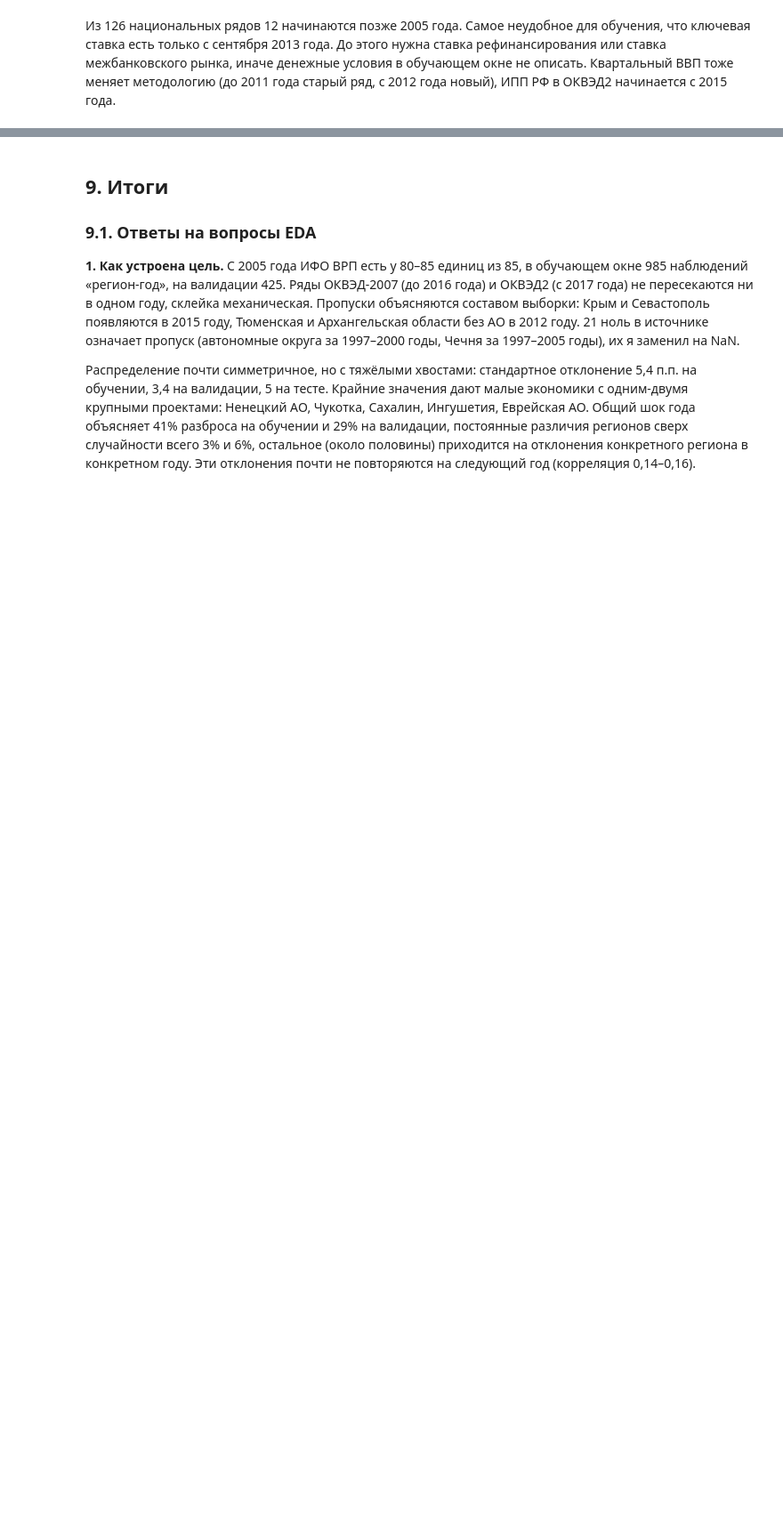
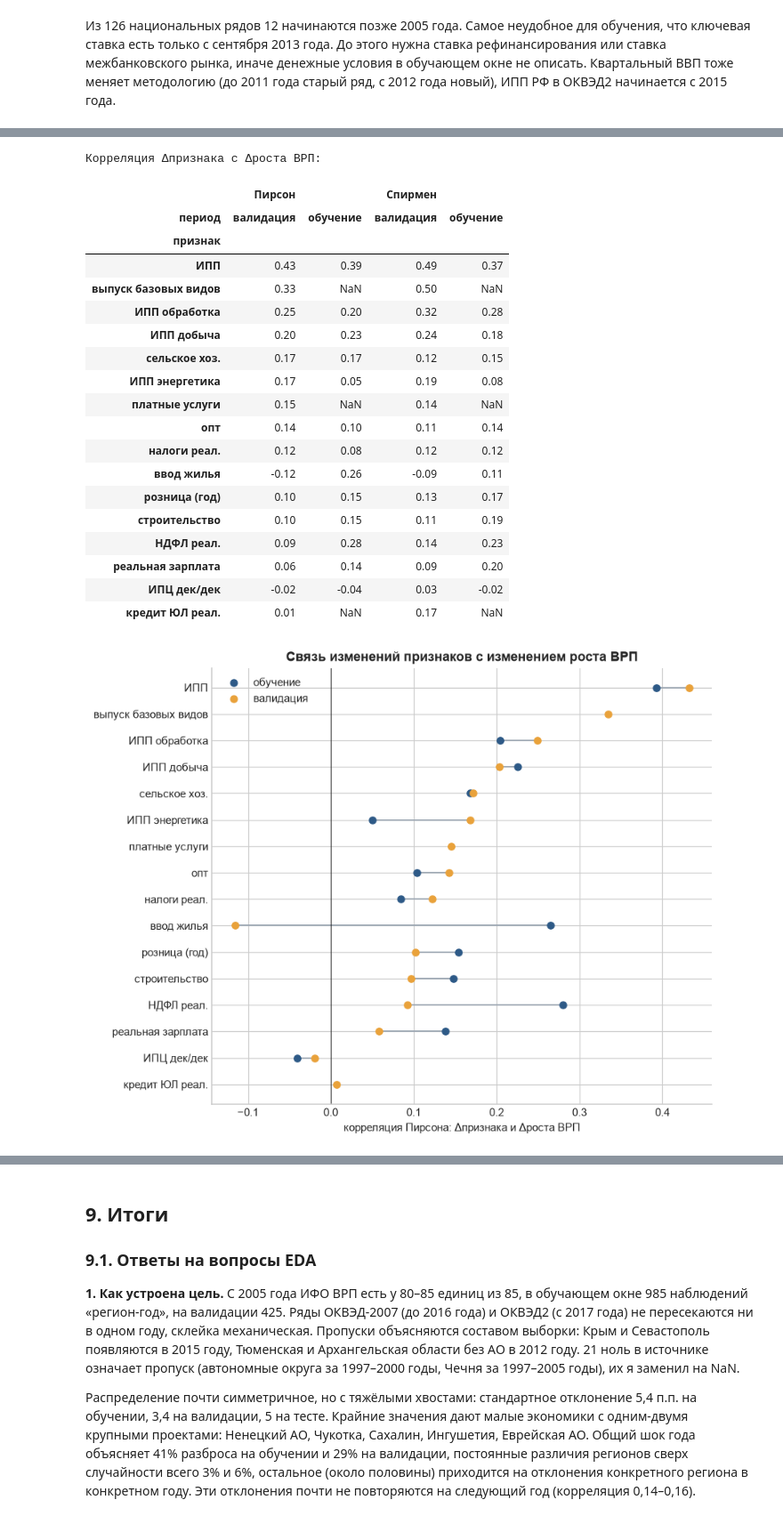
Before and after one commit to shdw53/macroeconomic-nowcasting, a Jupyter notebook: EDA/eda.ipynb, the cells around one changed output, grey strips where cells are left out. Shown at 89% size. Drawn from its saved outputs; the diff is of its cells as text; code cells hidden in the pictures; blank space fills up the shorter version.

```diff
--- a/EDA/eda.ipynb
+++ b/EDA/eda.ipynb
@@ -1213,0 +1216,80 @@ nat_cov[nat_cov["начало"] > "2005-01-01"]
+# %%
+from statsmodels.tsa.stattools import levinson_durbin
+
+COLS = [f for f in FEATS if f != "ВВП"]        # признаки (без национального ВВП)
+REMOVE_YEAR = True                          # True: из разностей вычесть среднее по году (убрать общий шок)
+# %%
+D = Fw[Fw.year.between(TRAIN[0] - 1, TEST[1])].sort_values(["region_id", "year"]).copy()
+dF = D.groupby("region_id")[COLS + ["g"]].diff()
+dF.loc[D.groupby("region_id").year.diff() != 1, :] = np.nan   # разрыв в годах -> нет разности
+dF["year"] = D.year
+dF["period"] = dF.year.map(period_of)
+dF = dF[dF.year >= TRAIN[0]]
+
+if REMOVE_YEAR:
+    dF[COLS + ["g"]] = dF[COLS + ["g"]] - dF.groupby("year")[COLS + ["g"]].transform("mean")
+
+rows = []
+for lab in ["обучение", "валидация"]:
+    s = dF[dF.period == lab]
+    for f in COLS:
+        z = s[[f, "g"]].dropna()
+        if len(z) < 60:
+            continue
+        rows.append({"признак": f, "период": lab, "n": len(z),
+                     "Пирсон": z[f].corr(z.g), "Спирмен": z[f].corr(z.g, method="spearman")})
+cd = pd.DataFrame(rows)
+tab = cd.pivot(index="признак", columns="период", values=["Пирсон", "Спирмен"])
+tab = tab.reindex(tab[("Пирсон", "валидация")].abs().sort_values(ascending=False, na_position="last").index)
+print("Корреляция Δпризнака с Δроста ВРП:")
+display(tab.round(2))
+
+# график: Пирсон, обучение и валидация
+p = cd.pivot(index="признак", columns="период", values="Пирсон").reindex(tab.index)[::-1]
+fig, ax = plt.subplots(figsize=(8, 0.3 * len(p) + 1.5))
+y = np.arange(len(p))
+ax.scatter(p["обучение"], y, color=PERIOD_COL["обучение"], label="обучение", zorder=3)
+ax.scatter(p["валидация"], y, color=PERIOD_COL["валидация"], label="валидация", zorder=3)
+for i, (a, b) in enumerate(zip(p["обучение"], p["валидация"])):
+    if not (np.isnan(a) or np.isnan(b)):
+        ax.plot([a, b], [i, i], color="#9AA5B1", lw=1.2, zorder=2)
+ax.axvline(0, color="black", lw=0.6)
+ax.set_yticks(y)
+ax.set_yticklabels(p.index)
+ax.set_xlabel("корреляция Пирсона: Δпризнака и Δроста ВРП")
+ax.set_title("Связь изменений признаков с изменением роста ВРП")
+ax.legend()
+plt.tight_layout()
+plt.show()
+
+# корреляции всех изменений между собой
+fig, axes = plt.subplots(1, 2, figsize=(16, 7))
+for ax, lab in zip(axes, ["обучение", "валидация"]):
+    C = dF.loc[dF.period == lab, COLS + ["g"]].corr(min_periods=100)
+    sns.heatmap(C, cmap="coolwarm", vmin=-1, vmax=1, annot=True, fmt=".1f", annot_kws={"fontsize": 6},
+                linewidths=0.3, linecolor="white", cbar=False, ax=ax)
+    ax.set_title(f"Корреляции Δ-переменных: {lab}")
+plt.tight_layout()
+plt.show()
+# %% [output]
+Корреляция Δпризнака с Δроста ВРП:
+|  | Пирсон |  | Спирмен |  |
+| период | валидация | обучение | валидация | обучение |
+| признак |  |  |  |  |
+| ИПП | 0.43 | 0.39 | 0.49 | 0.37 |
+| выпуск базовых видов | 0.33 | NaN | 0.50 | NaN |
+| ИПП обработка | 0.25 | 0.20 | 0.32 | 0.28 |
+| ИПП добыча | 0.20 | 0.23 | 0.24 | 0.18 |
+| сельское хоз. | 0.17 | 0.17 | 0.12 | 0.15 |
+| ИПП энергетика | 0.17 | 0.05 | 0.19 | 0.08 |
+| платные услуги | 0.15 | NaN | 0.14 | NaN |
+| опт | 0.14 | 0.10 | 0.11 | 0.14 |
+| налоги реал. | 0.12 | 0.08 | 0.12 | 0.12 |
+| ввод жилья | -0.12 | 0.26 | -0.09 | 0.11 |
+| розница (год) | 0.10 | 0.15 | 0.13 | 0.17 |
+| строительство | 0.10 | 0.15 | 0.11 | 0.19 |
+| НДФЛ реал. | 0.09 | 0.28 | 0.14 | 0.23 |
+| реальная зарплата | 0.06 | 0.14 | 0.09 | 0.20 |
+| ИПЦ дек/дек | -0.02 | -0.04 | 0.03 | -0.02 |
+| кредит ЮЛ реал. | 0.01 | NaN | 0.17 | NaN |
+[figure, added]
```
Also changed, not shown: parts of 10 cells of this notebook.
